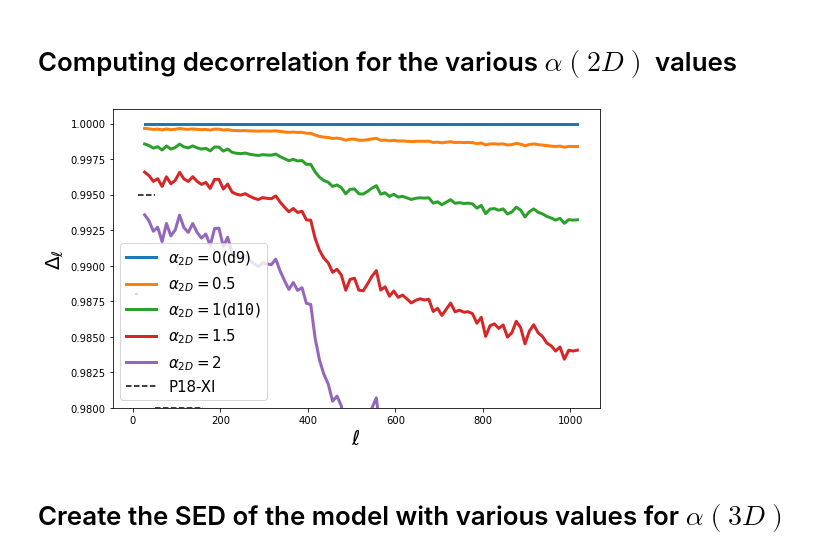
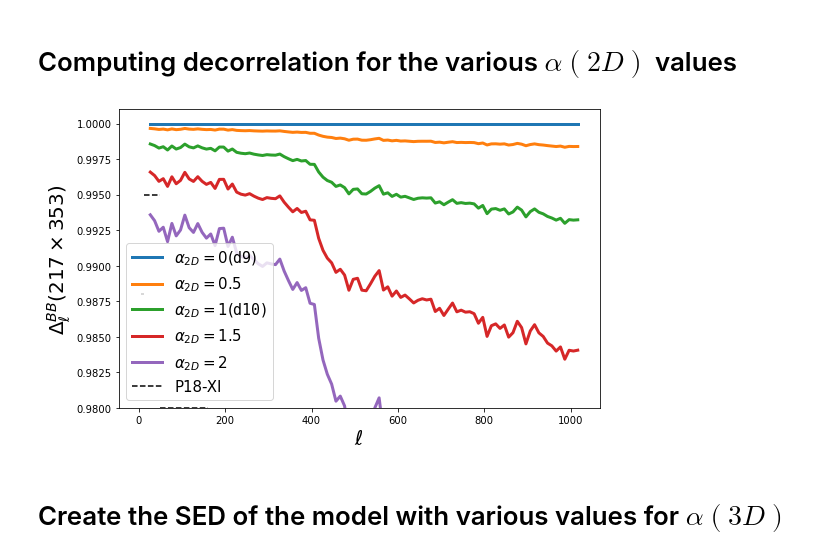
Before and after one commit to LeoVacher/moments_for_panex, a Jupyter notebook: create_d13(alpha).ipynb, the cells around one changed output. Cells and saved outputs as stored; diff of their text form; code cells hidden in the pictures.

```diff
--- a/create_d13(alpha).ipynb
+++ b/create_d13(alpha).ipynb
@@ -145,25 +144,26 @@ Delta = np.zeros((5,len(ell)-2))
 for i in range(5):
     Delta[i] = lib.decorr(modelmoms[i,:,1:],F,mask,b,mode='BB')
 # %%
-DecPL = [0.988,0.995,0.980,0.926,0.786]
-Lmin =[4,11,50,160,320,500]
+#Planck values for decorrelation on 70% of the sky (arxiv:1801.04945, Appendix B, Table B.1, mask "LR71")
+DecPL = [0.988,0.995,0.980,0.926,0.786] #decorrelation
+Lmin =[4,11,50,160,320,500] #ell ranges
 
 label_alpha=[r"$\alpha_{2D}=0 ({\tt d9})$",r"$\alpha_{2D}=0.5$", r"$\alpha_{2D}=1 ({\tt d10})$", r"$\alpha_{2D}=1.5$", r"$\alpha_{2D}=2$"]
 plt.figure(figsize=(8,5))
 for i in range(len(alpha)):
     plt.plot(ell[2:],Delta[i],label=label_alpha[i],linewidth=3)
 for i in range(len(DecPL)):
     if i==0:
          plt.plot((Lmin[i],Lmin[i+1]),(DecPL[i],DecPL[i]),c='k',linestyle='--',label='P18-XI')
     else:
         plt.plot((Lmin[i],Lmin[i+1]),(DecPL[i],DecPL[i]),c='k',linestyle='--')#,label='P18-XI')
 plt.ylim([0.98,1.001])
 plt.xlabel(r"$\ell$",fontsize=20)
-plt.ylabel(r"$\Delta_\ell$",fontsize=20)
+plt.ylabel(r"$\Delta^{BB}_\ell(217\times353)$",fontsize=20)
 plt.legend(fontsize=15)
 plt.tight_layout()
 # %% [output]
-[figure, old version]
+[figure, new version]
 # %% [markdown]
 # Create the SED of the model with various values for $\alpha(3D)$
 # %%
```
Also changed, not shown: parts of 7 cells of this notebook, 1 other file.
